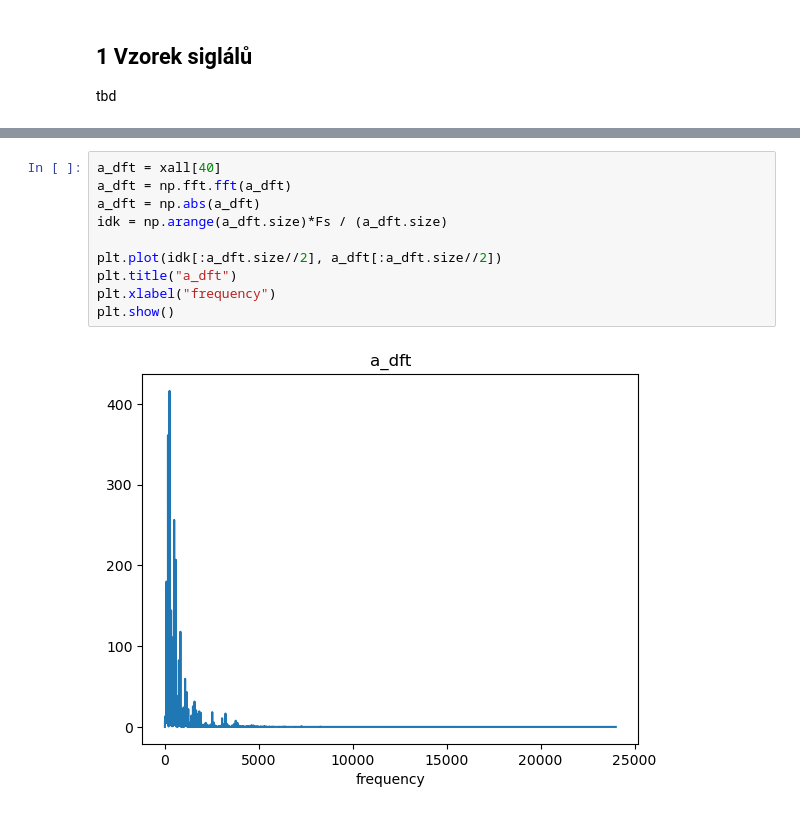
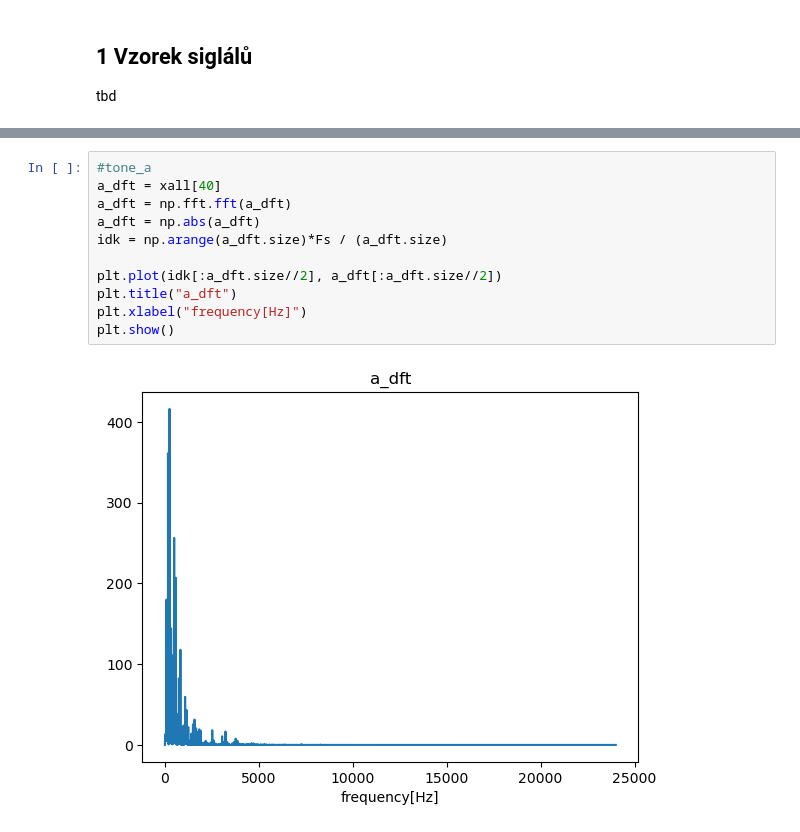
Before and after one commit to jirmusovic/Signaly-a-systemy, a Jupyter notebook: py/proj.ipynb, the cells around one changed output, grey strips where cells are left out. Cells and saved outputs as stored; diff of their text form.

```diff
--- a/py/proj.ipynb
+++ b/py/proj.ipynb
@@ -56,12 +64,13 @@ plt.show()
 # %%
+#tone_a
 a_dft = xall[40]
 a_dft = np.fft.fft(a_dft)
 a_dft = np.abs(a_dft)
 idk = np.arange(a_dft.size)*Fs / (a_dft.size)
 
 plt.plot(idk[:a_dft.size//2], a_dft[:a_dft.size//2])
 plt.title("a_dft")
-plt.xlabel("frequency")
+plt.xlabel("frequency[Hz]")
 plt.show()
 # %% [output]
-[figure, old version]
+[figure, new version]
```
Also changed, not shown: parts of 8 cells of this notebook, 2 other files.
